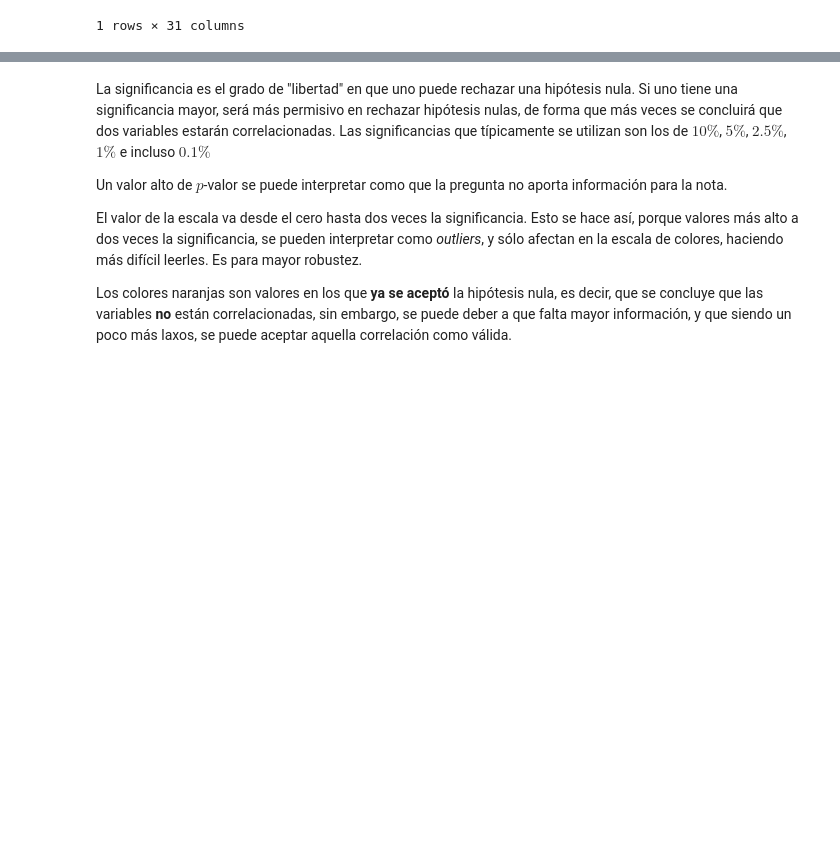
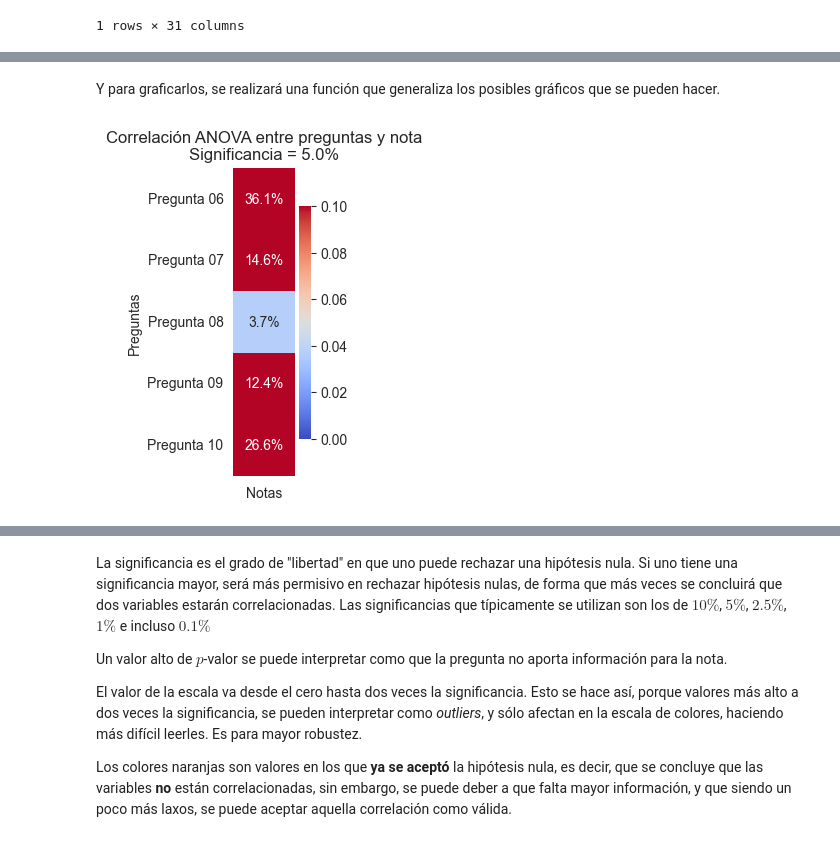
Before and after one commit to PanchitoMunoz/Tesis-Metodologias-Inclusivas, a Jupyter notebook: notebooks/03-fmg-correlaciones.ipynb, the cells around one changed output, grey strips where cells are left out. Saved outputs shown, nothing was run; the diff lists cells and outputs as text; code cells hidden in the pictures; blank space fills up the shorter version.

```diff
--- a/notebooks/03-fmg-correlaciones.ipynb
+++ b/notebooks/03-fmg-correlaciones.ipynb
@@ -123,8 +172,8 @@ Empezamos a calcular la matriz de correlaciones
 # %%
 corr_cat_num = pd.DataFrame()
 
-for i in range(len(preguntas)):
-    corr_cat_num.loc["Notas", f"Pregunta {i+1:02d}"] = anova_corr(df, preguntas[i], notas)[1]
+for i, question in enumerate(preguntas):
+    corr_cat_num.loc["Notas", f"Pregunta {i+1:02d}"] = anova_corr(df, question, notas)[1]
 
 corr_cat_num
 # %% [output]
@@ -182,0 +183,71 @@ DEBUG: (2022-12-26 19:41:52,837) [892675699.py: 23] save_config={'dpi': 600, 'bb
+# %% [markdown]
+Y para graficarlos, se realizará una función que generaliza los posibles gráficos que se pueden hacer.
+# %%
+TITULO_ESTANDAR = "Correlación ANOVA entre preguntas y nota"
+
+
+def plot_cat_num_corr(
+        df: pd.DataFrame, questions: List[str],
+        significance: float = 0.05,
+        title: str = TITULO_ESTANDAR,
+        suptitle: str = None,
+        add_title_significance: bool = True,
+        save_path: Path = None,
+        save_config: dict = None, subplots_config: dict = None,
+        **kwargs
+):
+    log.info(f"plot_cat_num_corr({significance = }, {title = })")
+    ## Setear los parámetros del subplot por default
+    subplots_config = subplots_config or dict()
+    subplots_config.setdefault("figsize", (1, 5))
+    log.debug(f"{subplots_config = }")
+
+    fig, ax = plt.subplots(**subplots_config)
+
+
+    ## Setear parámetros del heatmap
+    kwargs.setdefault("vmin", 0)
+    kwargs.setdefault("vmax", significance*2)
+    kwargs.setdefault("center", significance)
+    kwargs.setdefault("cmap", "coolwarm")
+    kwargs.setdefault("annot", True)
+    kwargs.setdefault("fmt", ".1%")
+    log.debug(f"{kwargs = }")
+
+    # Setear un dataframe a plotear
+    new_df: pd.DataFrame = df[questions].T
+
+    sns.heatmap(new_df, **kwargs)
+
+
+    ## Setear titulo e ylabel
+    if add_title_significance:
+        title += f"\nSignificancia = {significance:.1%}"
+
+    plt.suptitle(suptitle)
+    plt.title(title)
+    plt.ylabel("Preguntas")
+
+
+    ## Configuración para salvar imagen
+    if save_path:
+        log.info(f"Salvando figura en {save_path=}")
+        save_config = save_config or dict()
+        save_config.setdefault("dpi", 600)
+        save_config.setdefault("bbox_inches", "tight")
+        log.debug(f"{save_config=}")
+        fig.savefig(save_path, **save_config)
+
+    return fig, ax
+
+
+plot_cat_num_corr(
+    corr_cat_num,
+    corr_cat_num.columns[5:10],
+    save_path=IMG_CORR_PATH / "corr-pregunta-nota-prueba.png",
+    subplots_config=dict(figsize=(1, 4)),
+)
+
+plt.show()
+# %% [output]
+[figure, added]
```
Also changed, not shown: parts of 22 cells of this notebook, 2 other files.
